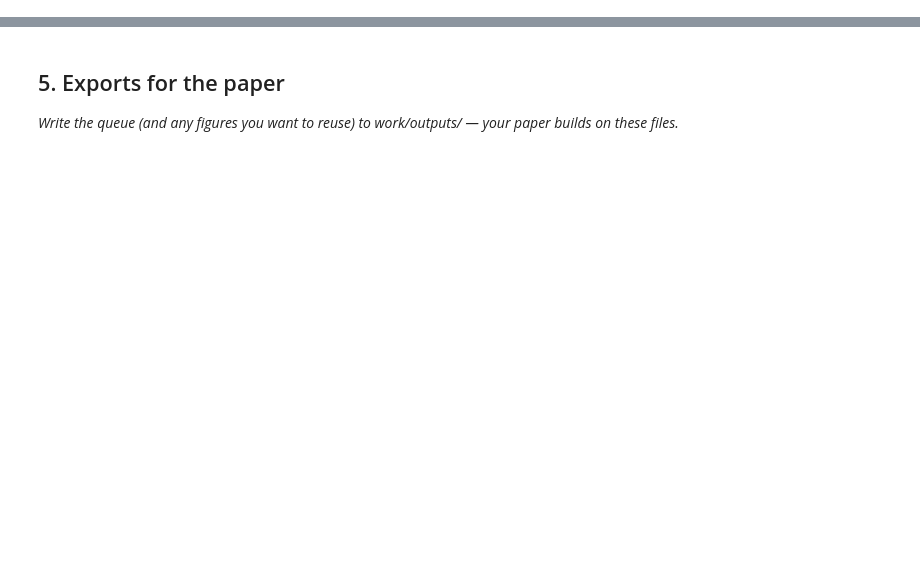
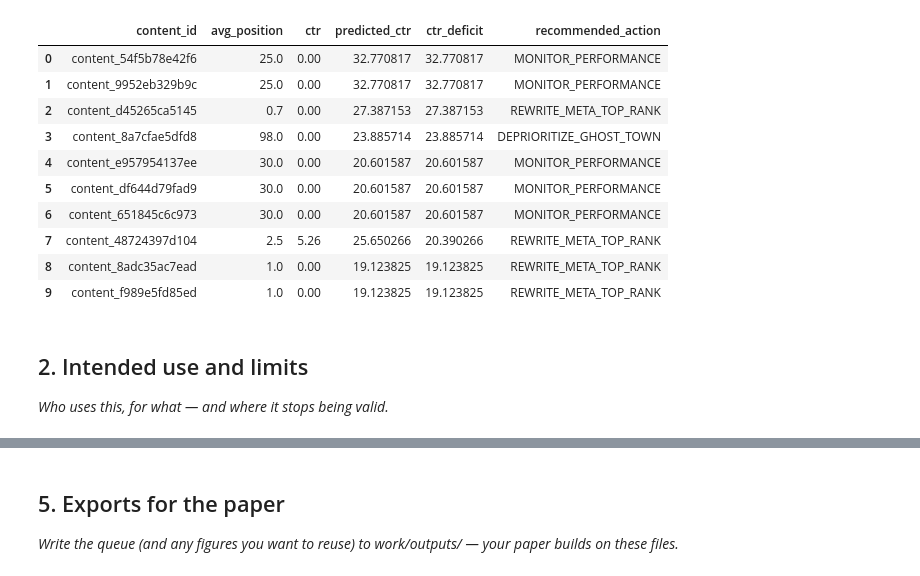
Before and after one commit to leiandrei/flyrank-ml-internship-starter, a Jupyter notebook: work/notebooks/w07_action_playbook.ipynb, the cells around one changed output, grey strips where cells are left out. Drawn from its saved outputs; the diff is of its cells as text; code cells hidden in the pictures; blank space fills up the shorter version.

```diff
--- a/work/notebooks/w07_action_playbook.ipynb
+++ b/work/notebooks/w07_action_playbook.ipynb
@@ -12,0 +19,23 @@ This skeleton is yours to fill. Work the sections **in order** — each one has
+# %%
+# This cell is for CODE (numbers, a query, a check).
+# Write your text answer in the cell ABOVE this one — typing sentences here breaks Run All.
+import os, sys, subprocess
+import matplotlib.pyplot as plt
+import pandas as pd
+import numpy as np
+import seaborn as sns
+
+IN_COLAB = "google.colab" in sys.modules
+REPO_URL = "https://github.com/flyrank-bih/flyrank-ml-internship-starter"
+REPO_DIR = "flyrank-ml-internship-starter"
+
+if IN_COLAB:
+    if not os.path.isdir(REPO_DIR):
+        subprocess.run(["git", "clone", "--depth", "1", REPO_URL, REPO_DIR], check=True)
+    os.chdir(REPO_DIR)
+    subprocess.run([sys.executable, "-m", "pip", "install", "-q", "-r", "requirements.txt"], check=True)
+elif os.path.basename(os.getcwd()) == "notebooks":
+    os.chdir("..")
+
+df = pd.read_csv("../outputs/baseline_action_score.csv")
+df.head()
@@ -12,0 +49,29 @@ This skeleton is yours to fill. Work the sections **in order** — each one has
+# %%
+mask = [
+    (df['avg_position'] <= 5) & (df['ctr_deficit'] > 10),
+    (df['avg_position'] > 5) & (df['avg_position'] <= 15) & (df['ctr_deficit'] > 5),
+    (df['avg_position'] > 30)
+]
+
+reason_codes = ['REWRITE_META_TOP_RANK', 'INVESTIGATE_SERP_FEATURES', 'DEPRIORITIZE_GHOST_TOWN']
+
+df['recommended_action'] = np.select(mask, reason_codes, default='MONITOR_PERFORMANCE')
+
+display_queue = df[['content_id', 'avg_position', 'ctr', 'predicted_ctr', 'ctr_deficit', 'recommended_action']]
+display_queue.head(10)
+# %% [output]
+|  | content_id | avg_position | ctr | predicted_ctr | ctr_deficit | recommended_action |
+| 0 | content_54f5b78e42f6 | 25.0 | 0.00 | 32.770817 | 32.770817 | MONITOR_PERFORMANCE |
+| 1 | content_9952eb329b9c | 25.0 | 0.00 | 32.770817 | 32.770817 | MONITOR_PERFORMANCE |
+| 2 | content_d45265ca5145 | 0.7 | 0.00 | 27.387153 | 27.387153 | REWRITE_META_TOP_RANK |
+| 3 | content_8a7cfae5dfd8 | 98.0 | 0.00 | 23.885714 | 23.885714 | DEPRIORITIZE_GHOST_TOWN |
+| 4 | content_e957954137ee | 30.0 | 0.00 | 20.601587 | 20.601587 | MONITOR_PERFORMANCE |
+| 5 | content_df644d79fad9 | 30.0 | 0.00 | 20.601587 | 20.601587 | MONITOR_PERFORMANCE |
+| 6 | content_651845c6c973 | 30.0 | 0.00 | 20.601587 | 20.601587 | MONITOR_PERFORMANCE |
+| 7 | content_48724397d104 | 2.5 | 5.26 | 25.650266 | 20.390266 | REWRITE_META_TOP_RANK |
+| 8 | content_8adc35ac7ead | 1.0 | 0.00 | 19.123825 | 19.123825 | REWRITE_META_TOP_RANK |
+| 9 | content_f989e5fd85ed | 1.0 | 0.00 | 19.123825 | 19.123825 | REWRITE_META_TOP_RANK |
+# %% [markdown]
+## 2. Intended use and limits
+
+*Who uses this, for what — and where it stops being valid.*
```
Also changed, not shown: parts of 11 cells of this notebook.
